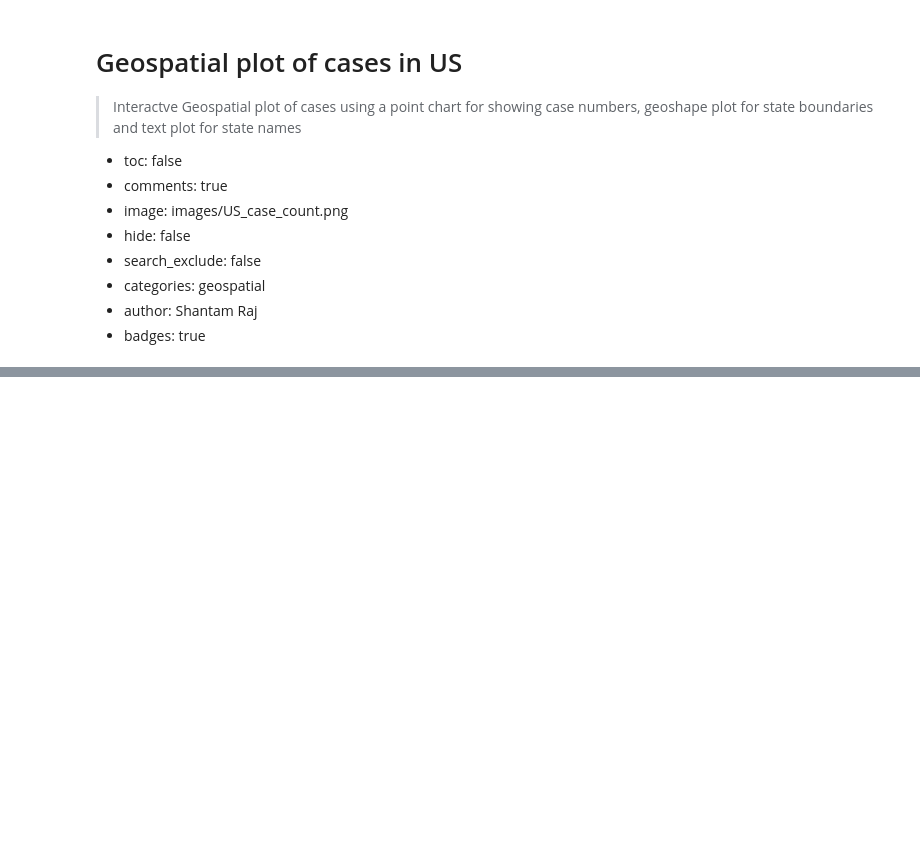
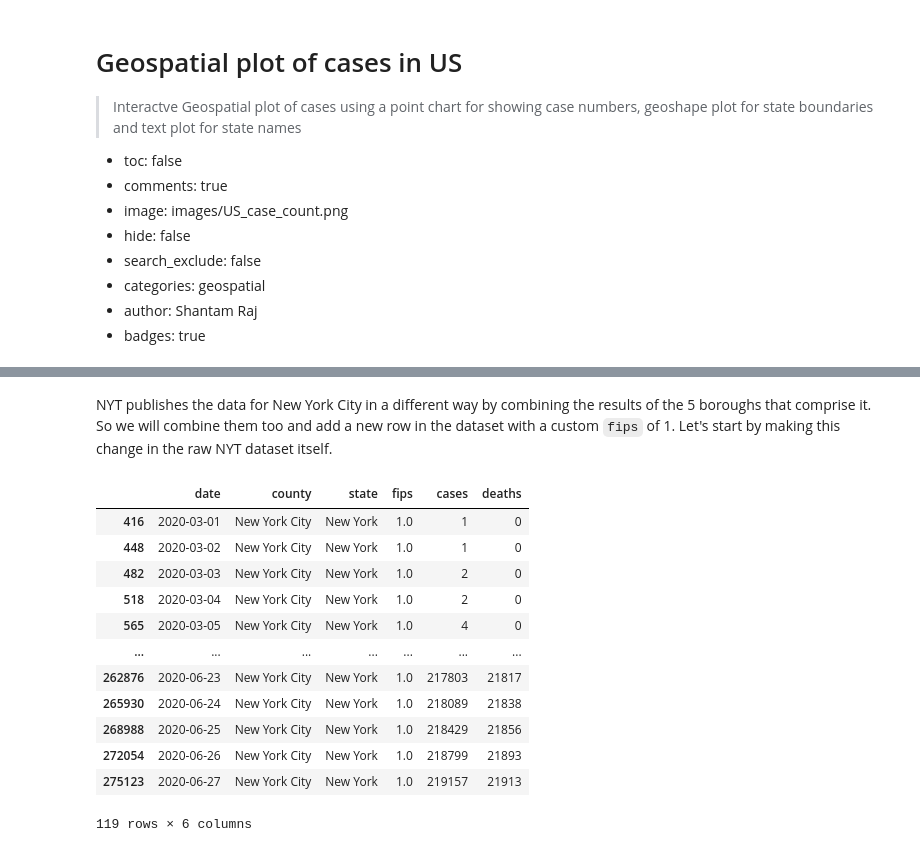
Before and after one commit to armsp/covidviz, a Jupyter notebook: _notebooks/2020-06-12-US case counts geospatial.ipynb, the cells around one changed output, grey strips where cells are left out. Cells and saved outputs as stored; diff of their text form; code cells hidden in the pictures; blank space fills up the shorter version.

```diff
--- a/_notebooks/2020-06-12-US case counts geospatial.ipynb
+++ b/_notebooks/2020-06-12-US case counts geospatial.ipynb
@@ -69,2 +70,21 @@ cdf[cdf['fips'].isnull() == True].groupby(['county', 'state']).sum()
+# %% [markdown]
+NYT publishes the data for New York City in a different way by combining the results of the 5 boroughs that comprise it. So we will combine them too and add a new row in the dataset with a custom `fips` of 1. Let's start by making this change in the raw NYT dataset itself.
+# %%
+cdf.loc[cdf['county'] == 'New York City','fips'] = 1
+cdf[cdf['county'] == 'New York City']
+# %% [output]
+|  | date | county | state | fips | cases | deaths |
+| 416 | 2020-03-01 | New York City | New York | 1.0 | 1 | 0 |
+| 448 | 2020-03-02 | New York City | New York | 1.0 | 1 | 0 |
+| 482 | 2020-03-03 | New York City | New York | 1.0 | 2 | 0 |
+| 518 | 2020-03-04 | New York City | New York | 1.0 | 2 | 0 |
+| 565 | 2020-03-05 | New York City | New York | 1.0 | 4 | 0 |
+| ... | ... | ... | ... | ... | ... | ... |
+| 262876 | 2020-06-23 | New York City | New York | 1.0 | 217803 | 21817 |
+| 265930 | 2020-06-24 | New York City | New York | 1.0 | 218089 | 21838 |
+| 268988 | 2020-06-25 | New York City | New York | 1.0 | 218429 | 21856 |
+| 272054 | 2020-06-26 | New York City | New York | 1.0 | 218799 | 21893 |
+| 275123 | 2020-06-27 | New York City | New York | 1.0 | 219157 | 21913 |
+119 rows × 6 columns
 # %%
 # collapse
```
Also changed, not shown: parts of 10 cells of this notebook, 2 other files.
